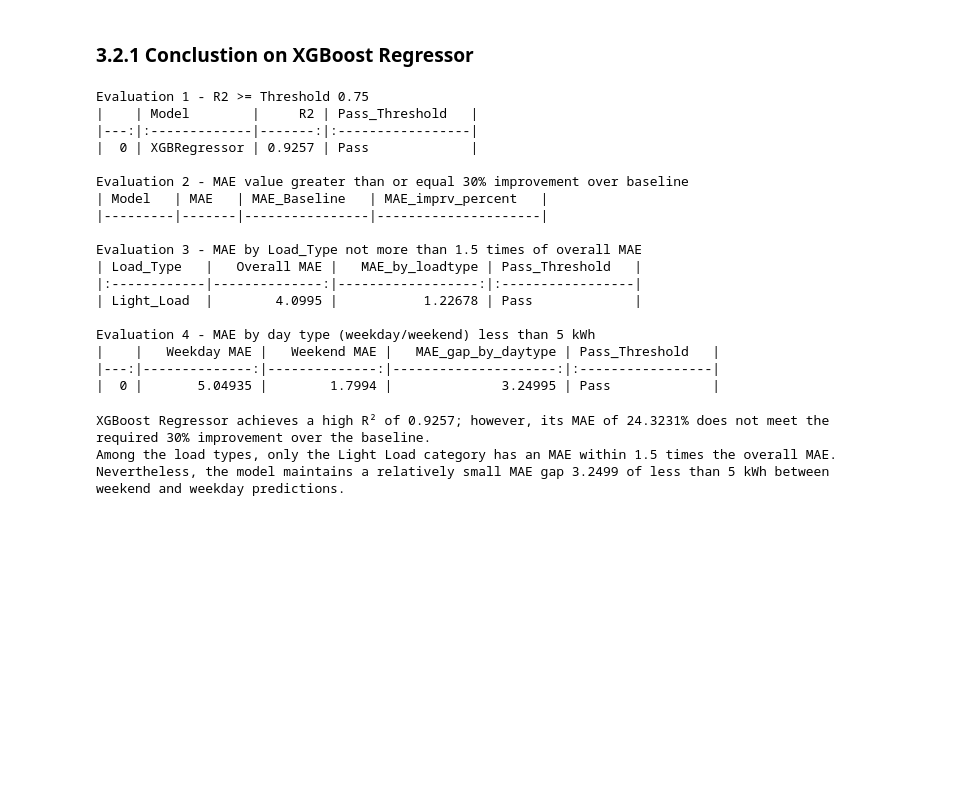
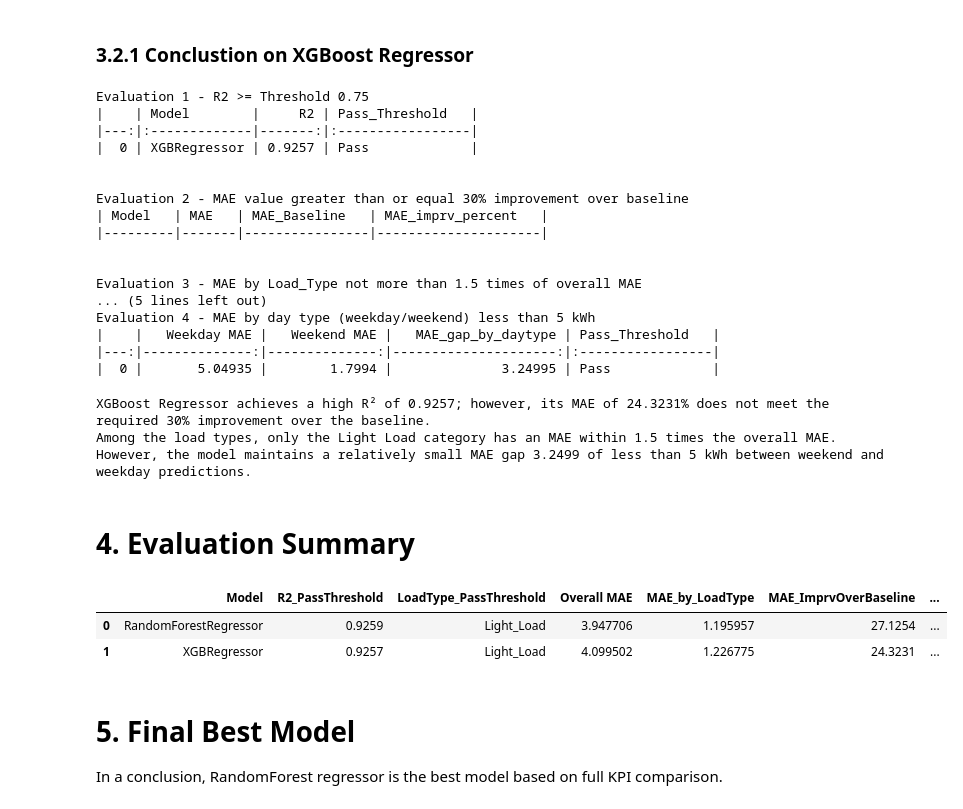
Before and after one commit to OctaviaMay/Steel-Industry-Energy-Consumption, a Jupyter notebook: notebooks/04_model_evaluation.ipynb, the cells around one changed output. Cells and saved outputs as stored; diff of their text form; code cells hidden in the pictures; blank space fills up the shorter version.

Commit message:
add model evaluation

```diff
--- a/notebooks/04_model_evaluation.ipynb
+++ b/notebooks/04_model_evaluation.ipynb
@@ -201,31 +197,54 @@ df_dtype_thshd_xgb = get_mae_by_daytype(pipeline_xgb,df_test,X_test,target,usage
 ### 3.2.1 Conclustion on XGBoost Regressor
 # %%
 print(f"Evaluation 1 - R2 >= Threshold 0.75\n{df_r2_thshd_xgb[df_r2_thshd_xgb['Pass_Threshold'] =='Pass'].to_markdown()}")
-print(f"\nEvaluation 2 - MAE value greater than or equal 30% improvement over baseline\n{df_mae_thshd_xgb[df_mae_thshd_xgb['MAE_imprv_percent']>=30.0].to_markdown()}")
-print(f"\nEvaluation 3 - MAE by Load_Type not more than 1.5 times of overall MAE\n{df_ltype_thshd_xgb[df_ltype_thshd_xgb['Pass_Threshold']=='Pass'].to_markdown()}")
-print(f"\nEvaluation 4 - MAE by day type (weekday/weekend) less than 5 kWh\n{df_dtype_thshd_xgb[df_dtype_thshd_xgb['Pass_Threshold'] == 'Pass'].to_markdown()}")
+print(f"\n\nEvaluation 2 - MAE value greater than or equal 30% improvement over baseline\n{df_mae_thshd_xgb[df_mae_thshd_xgb['MAE_imprv_percent']>=30.0].to_markdown()}")
+print(f"\n\nEvaluation 3 - MAE by Load_Type not more than 1.5 times of overall MAE\n{df_ltype_thshd_xgb[df_ltype_thshd_xgb['Pass_Threshold']=='Pass'].to_markdown()}")
+print(f"\n\nEvaluation 4 - MAE by day type (weekday/weekend) less than 5 kWh\n{df_dtype_thshd_xgb[df_dtype_thshd_xgb['Pass_Threshold'] == 'Pass'].to_markdown()}")
 # %% [output]
 Evaluation 1 - R2 >= Threshold 0.75
 |    | Model        |     R2 | Pass_Threshold   |
 |---:|:-------------|-------:|:-----------------|
 |  0 | XGBRegressor | 0.9257 | Pass             |
 
+
 Evaluation 2 - MAE value greater than or equal 30% improvement over baseline
 | Model   | MAE   | MAE_Baseline   | MAE_imprv_percent   |
 |---------|-------|----------------|---------------------|
 
+
 Evaluation 3 - MAE by Load_Type not more than 1.5 times of overall MAE
-| Load_Type   |   Overall MAE |   MAE_by_loadtype | Pass_Threshold   |
-|:------------|--------------:|------------------:|:-----------------|
-| Light_Load  |        4.0995 |           1.22678 | Pass             |
-
+... (5 lines left out)
 Evaluation 4 - MAE by day type (weekday/weekend) less than 5 kWh
 |    |   Weekday MAE |   Weekend MAE |   MAE_gap_by_daytype | Pass_Threshold   |
 |---:|--------------:|--------------:|---------------------:|:-----------------|
 |  0 |       5.04935 |        1.7994 |              3.24995 | Pass             |
 # %%
-print(f"XGBoost Regressor achieves a high R² of {df_r2_thshd_xgb['R2'][0]}; however, its MAE of {df_mae_thshd_xgb['MAE_imprv_percent'][0]}% does not meet the required 30% improvement over the baseline.\nAmong the load types, only the Light Load category has an MAE within 1.5 times the overall MAE.\nNevertheless, the model maintains a relatively small MAE gap {round(df_dtype_thshd_xgb['MAE_gap_by_daytype'][0],4)} of less than 5 kWh between weekend and weekday predictions.")
+print(f"XGBoost Regressor achieves a high R² of {df_r2_thshd_xgb['R2'][0]}; however, its MAE of {df_mae_thshd_xgb['MAE_imprv_percent'][0]}% does not meet the required 30% improvement over the baseline.\nAmong the load types, only the Light Load category has an MAE within 1.5 times the overall MAE.\nHowever, the model maintains a relatively small MAE gap {round(df_dtype_thshd_xgb['MAE_gap_by_daytype'][0],4)} of less than 5 kWh between weekend and weekday predictions.")
 # %% [output]
 XGBoost Regressor achieves a high R² of 0.9257; however, its MAE of 24.3231% does not meet the required 30% improvement over the baseline.
 Among the load types, only the Light Load category has an MAE within 1.5 times the overall MAE.
-Nevertheless, the model maintains a relatively small MAE gap 3.2499 of less than 5 kWh between weekend and weekday predictions.
+However, the model maintains a relatively small MAE gap 3.2499 of less than 5 kWh between weekend and weekday predictions.
+# %% [markdown]
+# 4. Evaluation Summary
+# %%
+dic_eval_summary = {
+    'Model': [loaded_models[0].named_steps['regressor'].__class__.__name__, loaded_models[1].named_steps['regressor'].__class__.__name__],
+    'R2_PassThreshold' : [df_r2_thshd_rdf['R2'][0], df_r2_thshd_xgb['R2'][0]],
+    'LoadType_PassThreshold' : [df_ltype_thshd_rdf[df_ltype_thshd_rdf['Pass_Threshold']=='Pass']['Overall MAE'].index[0], df_ltype_thshd_xgb[df_ltype_thshd_xgb['Pass_Threshold']=='Pass']['Overall MAE'].index[0] ],
+    'Overall MAE': [df_ltype_thshd_rdf[df_ltype_thshd_rdf['Pass_Threshold']=='Pass']['Overall MAE'].iloc[0], df_ltype_thshd_xgb[df_ltype_thshd_xgb['Pass_Threshold']=='Pass']['Overall MAE'].iloc[0] ],
+    'MAE_by_LoadType' : [df_ltype_thshd_rdf[df_ltype_thshd_rdf['Pass_Threshold']=='Pass']['MAE_by_loadtype'].iloc[0], df_ltype_thshd_xgb[df_ltype_thshd_xgb['Pass_Threshold']=='Pass']['MAE_by_loadtype'].iloc[0] ],
+    'MAE_ImprvOverBaseline': [df_mae_thshd_rdf['MAE_imprv_percent'][0], df_mae_thshd_xgb['MAE_imprv_percent'][0]],
+    'MAE_GapByDayType': [df_dtype_thshd_rdf['MAE_gap_by_daytype'][0], df_dtype_thshd_xgb['MAE_gap_by_daytype'][0]]
+}
+
+df_eval_summary = pd.DataFrame(dic_eval_summary)
+
+df_eval_summary
+# %% [output]
+|  | Model | R2_PassThreshold | LoadType_PassThreshold | Overall MAE | MAE_by_LoadType | MAE_ImprvOverBaseline | ... |
+| 0 | RandomForestRegressor | 0.9259 | Light_Load | 3.947706 | 1.195957 | 27.1254 | ... |
+| 1 | XGBRegressor | 0.9257 | Light_Load | 4.099502 | 1.226775 | 24.3231 | ... |
+# %% [markdown]
+# 5. Final Best Model
+
+In a conclusion, RandomForest regressor is the best model based on full KPI comparison.
```
Also changed, not shown: parts of 2 cells of this notebook, 1 other file.
